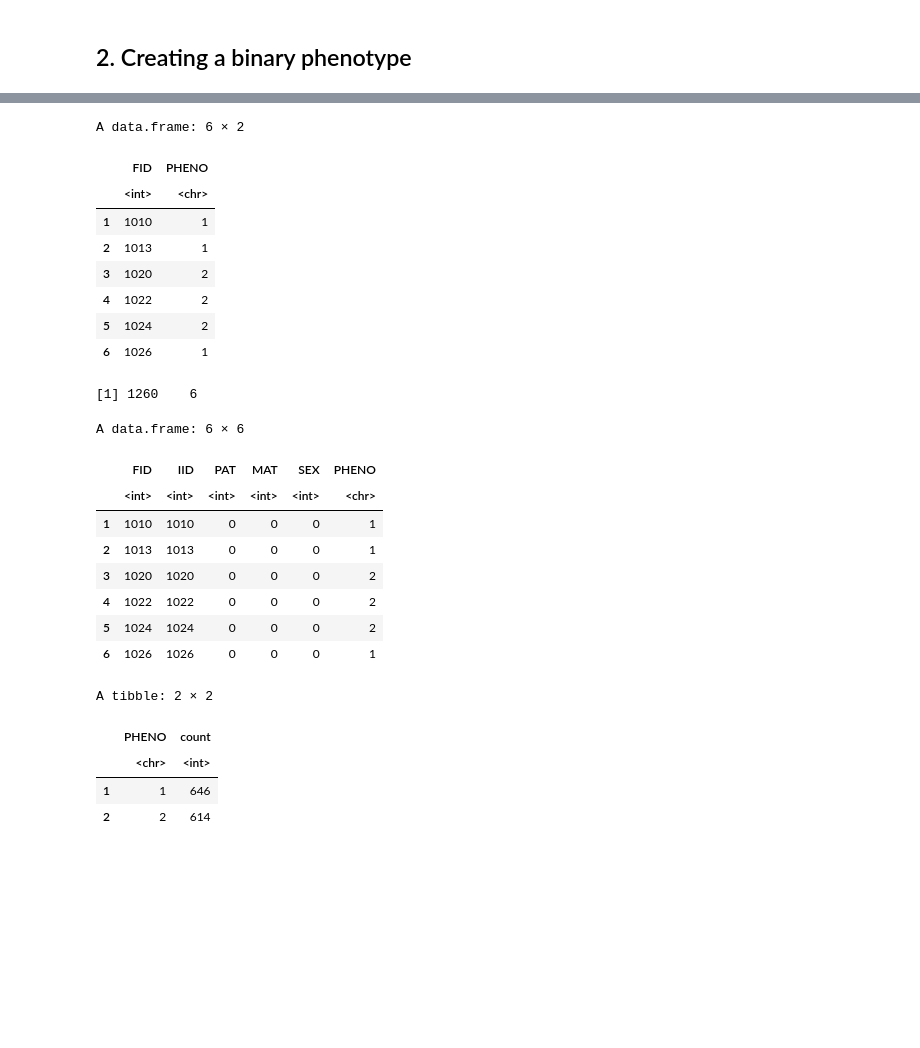
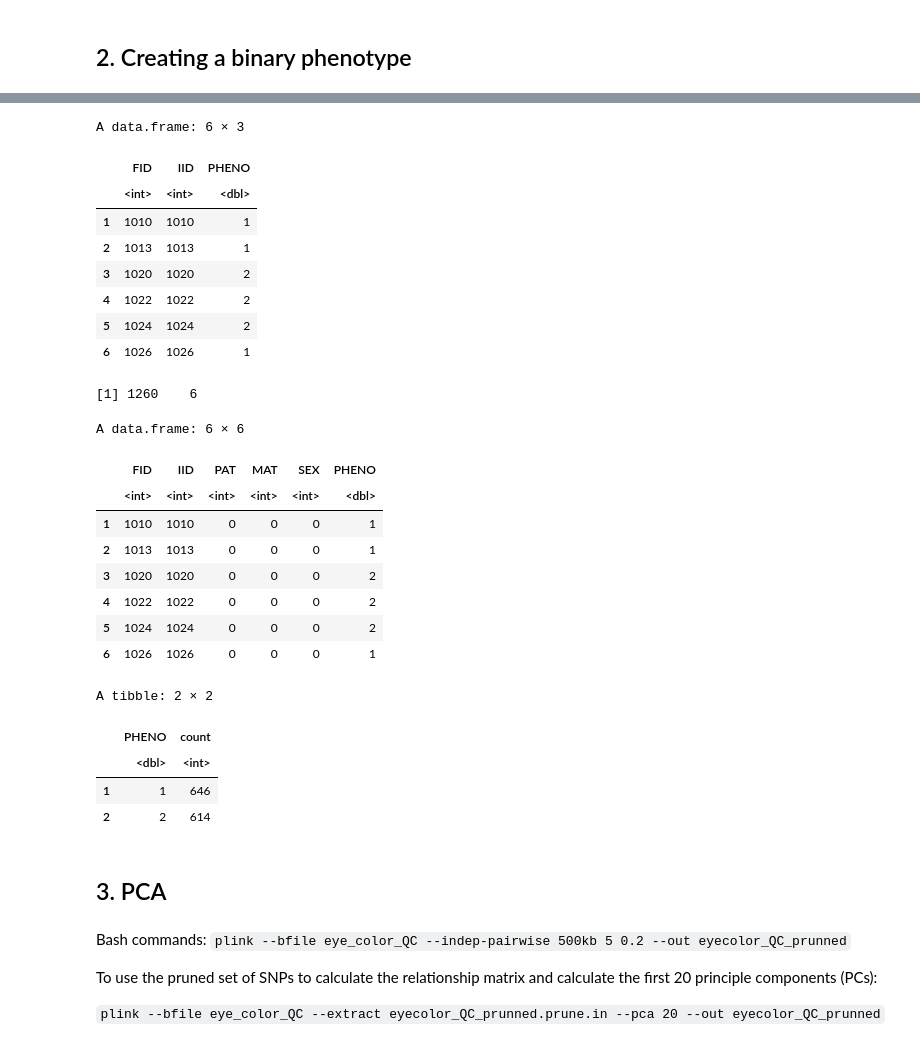
Before and after one commit to rimyjen/popgen-GWAS, a Jupyter notebook: gwas_eyecolor_rikke.ipynb, the cells around one changed output, grey strips where cells are left out. Cells and saved outputs as stored; diff of their text form; code cells hidden in the pictures; blank space fills up the shorter version.

```diff
--- a/gwas_eyecolor_rikke.ipynb
+++ b/gwas_eyecolor_rikke.ipynb
@@ -192,14 +227,15 @@ ggplot(phenotype) +
 # %%
-phenotype$PHENO <- ifelse(grepl("brown", phenotype$PHENO),'1','2') #1 is all phenotypes containing the word brown, 2 is the leftover phenotypes (green, blue, gray)
+phenotype$PHENO <- ifelse(grepl("brown", phenotype$PHENO), 1 , 2) #1 is all phenotypes containing the word brown, 2 is the leftover phenotypes (green, blue, gray)
+phenotype$FID <- phenotype$IID
+phenotype <- phenotype %>% select(FID, IID, PHENO)
 phenotype %>% head()
-phenotype %>% write.table(file = "binary_phenotypes.txt", sep = "\t", row.names = FALSE, col.names = FALSE)
 # %% [output]
-A data.frame: 6 × 2
+A data.frame: 6 × 3
-|  | FID | PHENO |
-|  | <int> | <chr> |
-| 1 | 1010 | 1 |
-| 2 | 1013 | 1 |
-| 3 | 1020 | 2 |
-| 4 | 1022 | 2 |
-| 5 | 1024 | 2 |
-| 6 | 1026 | 1 |
+|  | FID | IID | PHENO |
+|  | <int> | <int> | <dbl> |
+| 1 | 1010 | 1010 | 1 |
+| 2 | 1013 | 1013 | 1 |
+| 3 | 1020 | 1020 | 2 |
+| 4 | 1022 | 1022 | 2 |
+| 5 | 1024 | 1024 | 2 |
+| 6 | 1026 | 1026 | 1 |
@@ -212,7 +250,7 @@ eyecolor_qc %>% group_by(PHENO) %>% summarise(count = n())
 [1] 1260    6
 A data.frame: 6 × 6
 |  | FID | IID | PAT | MAT | SEX | PHENO |
-|  | <int> | <int> | <int> | <int> | <int> | <chr> |
+|  | <int> | <int> | <int> | <int> | <int> | <dbl> |
 | 1 | 1010 | 1010 | 0 | 0 | 0 | 1 |
 | 2 | 1013 | 1013 | 0 | 0 | 0 | 1 |
 | 3 | 1020 | 1020 | 0 | 0 | 0 | 2 |
@@ -221,6 +259,15 @@ A data.frame: 6 × 6
 | 6 | 1026 | 1026 | 0 | 0 | 0 | 1 |
 A tibble: 2 × 2
 |  | PHENO | count |
-|  | <chr> | <int> |
+|  | <dbl> | <int> |
 | 1 | 1 | 646 |
 | 2 | 2 | 614 |
+# %% [markdown]
+## 3. PCA
+# %% [markdown]
+Bash commands:
+`plink --bfile eye_color_QC --indep-pairwise 500kb 5 0.2 --out eyecolor_QC_prunned`
+
+To use the pruned set of SNPs to calculate the relationship matrix and calculate the first 20 principle components (PCs):
+
+`plink --bfile eye_color_QC --extract eyecolor_QC_prunned.prune.in --pca 20 --out eyecolor_QC_prunned`
```
Also changed, not shown: parts of 26 cells of this notebook.
